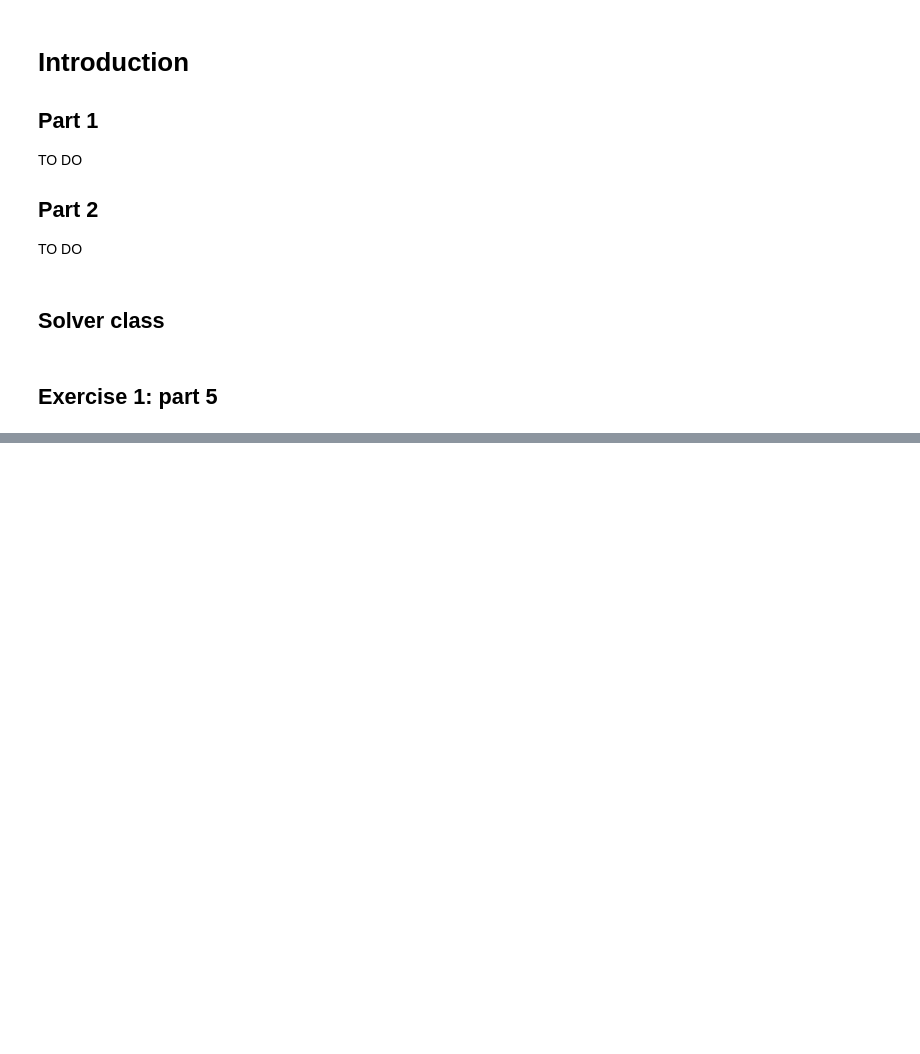
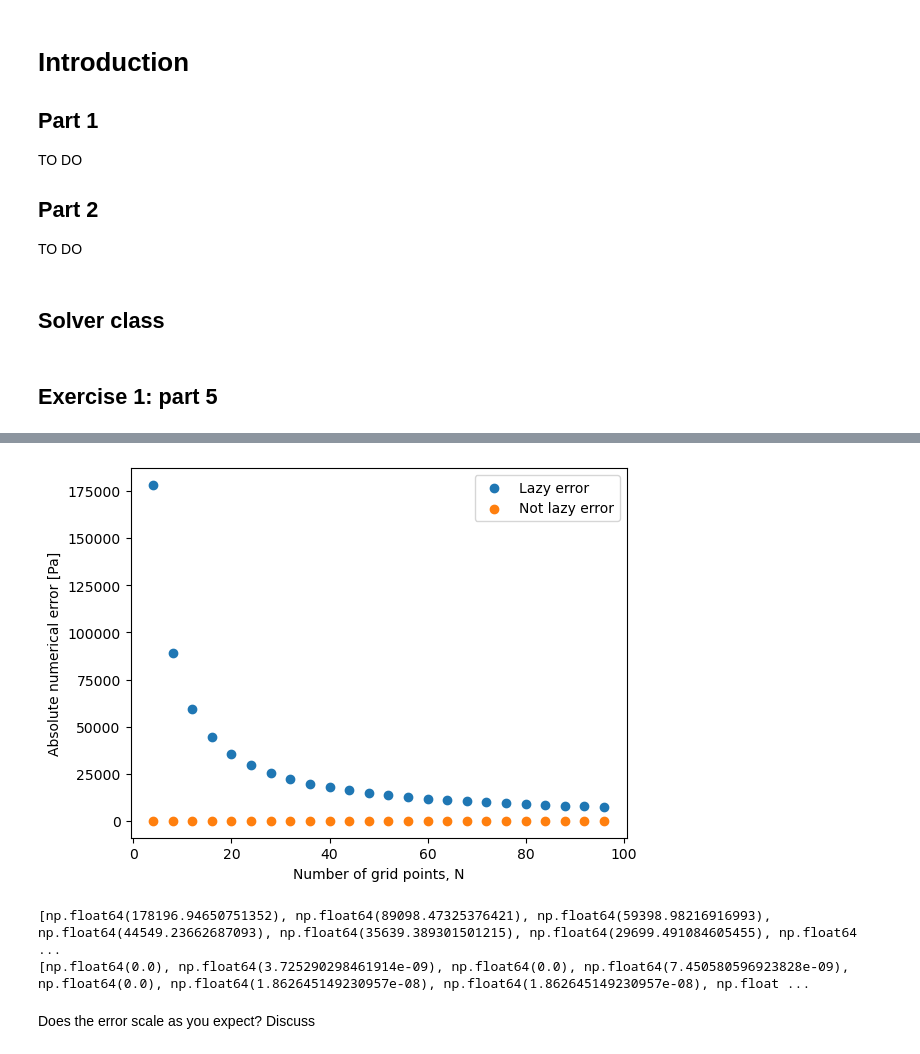
Before and after one commit to mosinek/MOD510, a Jupyter notebook: project2_our.ipynb, the cells around one changed output, grey strips where cells are left out. Cells and saved outputs as stored; diff of their text form; code cells hidden in the pictures; blank space fills up the shorter version.

```diff
--- a/project2_our.ipynb
+++ b/project2_our.ipynb
@@ -96,8 +96,8 @@ class PressureSolver:
             self.alpha = (self.Q * self.mu) / (2 * np.pi * self.k * self.h)
 
         # Solver variables
-        self.A = np.array([])
-        self.rhs = np.array([])
+        self.A = np.zeros((N, N))
+        self.rhs = np.zeros((N))
         self.p = np.array([])
 
     # ------------------------------
@@ -128,13 +128,13 @@ class PressureSolver:
 
         return self.A
 
+
     def setup_rhs_steady_state(self):
         """
         Constructs the right hand side vector for
         steady state
         """
         N = self.N
-        self.rhs = np.zeros((N - 1))
         self.rhs[0] = self.alpha * self.dy
 
         if self.lazy:
@@ -160,12 +160,23 @@ class PressureSolver:
         """
         Analytical solution for steady state
         """
+        self.p_analytical = self.pi + self.alpha * (self.y - self.ye)
+        return self.p_analytical
 
     def plot_steady_state(self):
         """
         Solves and plots the steady state pressures,
         both numerical and analytical
         """
+        #
+        self.solve_steady_state()
+        self.analytical_steady_state()
+
+        plt.figure()
+        plt.scatter(self.y, self.p, label="numerical")
+        plt.scatter(self.y, self.p_analytical, label="analytical", s=12)
+        plt.legend()
+
 
     # --------------------------------------
     # Time dependent solution
@@ -183,4 +198,38 @@ solver.plot_steady_state()
 # %%
 # Make a scatter plot of the numerical error versus grid size
 # for the lazy and not lazy implementation.
 # Use the analytical formula as the true solution
+
+# y - numerical error
+# x - grid size
+grid_points = np.arange(4, 100, 4)
+error_lazy = []
+error_not_lazy = []
+
+for n in grid_points:
+    solver_lazy = PressureSolver(N=n, lazy=True)
+    p = solver_lazy.solve_steady_state()
+    p_analytical = solver_lazy.analytical_steady_state()
+    error_lazy.append(np.abs(p[n//2] - p_analytical[n//2]))
+
+    solver_better = PressureSolver(N=n, lazy=False)
+    p_b = solver_better.solve_steady_state()
+    p_analytical_b = solver_better.analytical_steady_state()
+    error_not_lazy.append(np.abs(p_b[n//2] - p_analytical_b[n//2]))
+
+plt.figure()
+plt.scatter(grid_points, error_lazy, label="Lazy error")
+plt.scatter(grid_points, error_not_lazy, label="Not lazy error")
+plt.xlabel("Number of grid points, N")
+plt.ylabel("Absolute numerical error [Pa]")
+plt.legend()
+plt.show()
+
+print(error_lazy)
+print(error_not_lazy)
+# %% [output]
+[figure, added]
+[np.float64(178196.94650751352), np.float64(89098.47325376421), np.float64(59398.98216916993), np.float64(44549.23662687093), np.float64(35639.389301501215), np.float64(29699.491084605455), np.float64 ...
+[np.float64(0.0), np.float64(3.725290298461914e-09), np.float64(0.0), np.float64(7.450580596923828e-09), np.float64(0.0), np.float64(1.862645149230957e-08), np.float64(1.862645149230957e-08), np.float ...
+# %% [markdown]
+Does the error scale as you expect? Discuss
```
Also changed, not shown: parts of 2 cells of this notebook.
